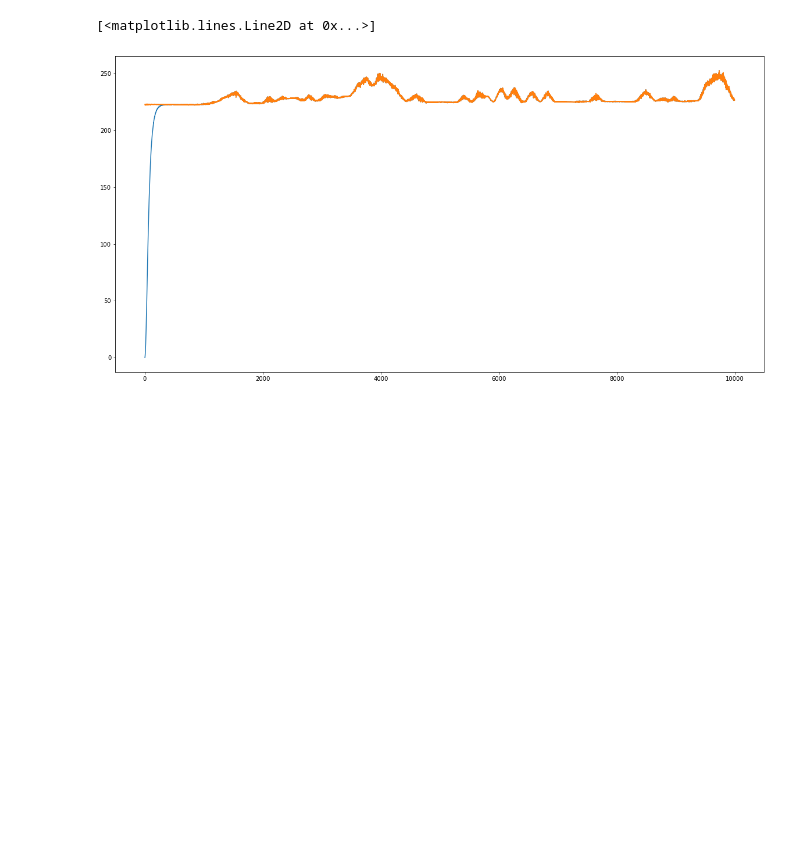
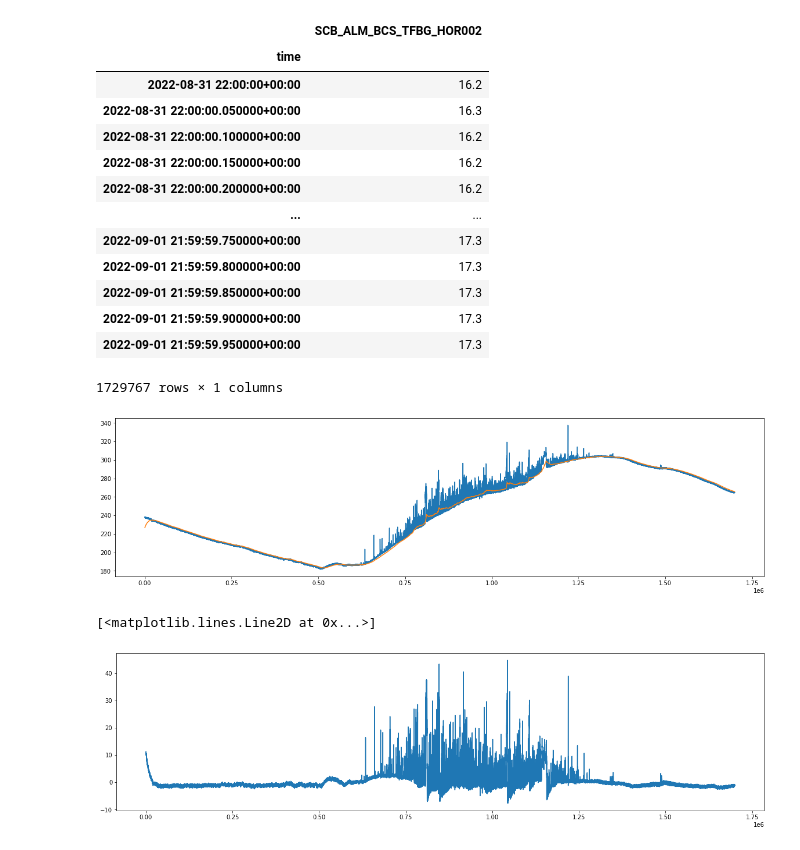
Before and after one commit to WEILMAX/dw_events, a Jupyter notebook: dw_events/notebooks/mw2_kalmanfilter.ipynb, the cells around one changed output. Saved outputs shown, nothing was run; the diff lists cells and outputs as text; code cells hidden in the pictures; blank space fills up the shorter version.

```diff
--- a/dw_events/notebooks/mw2_kalmanfilter.ipynb
+++ b/dw_events/notebooks/mw2_kalmanfilter.ipynb
@@ -16,5 +13,23 @@ import matplotlib.pyplot as plt
 # %%
 start = datetime.datetime(2022, 9, 1)
 end = datetime.datetime(2022, 9, 2)
+data_path = \
+    "_".join(
+        [
+            "../data/raw/strain_data",
+            str(start.year),
+            str(start.month),
+            str(start.day),
+            str(end.year),
+            str(end.month),
+            str(end.day),
+            ".parquet"
+        ]
+    )
 datagetter = DataGetter(start, end)
-strain_data = datagetter.get_strain_data()
+try:
+    strain_data = pd.read_parquet(data_path)
+    datagetter.merged_signals = strain_data
+except:
+    strain_data = datagetter.get_strain_data()
+    strain_data.to_parquet(data_path)
@@ -44,22 +44,49 @@ Name: SCB_ALM_BCN_FBG_HOR008_0_nr4, Length: 1729767, dtype: float64
+# %%
+bottom_temperature_data
+# %% [output]
+|  | SCB_ALM_BCS_TFBG_HOR002 |
+| time |  |
+| 2022-08-31 22:00:00+00:00 | 16.2 |
+| 2022-08-31 22:00:00.050000+00:00 | 16.3 |
+| 2022-08-31 22:00:00.100000+00:00 | 16.2 |
+| 2022-08-31 22:00:00.150000+00:00 | 16.2 |
+| 2022-08-31 22:00:00.200000+00:00 | 16.2 |
+| ... | ... |
+| 2022-09-01 21:59:59.750000+00:00 | 17.3 |
+| 2022-09-01 21:59:59.800000+00:00 | 17.3 |
+| 2022-09-01 21:59:59.850000+00:00 | 17.3 |
+| 2022-09-01 21:59:59.900000+00:00 | 17.3 |
+| 2022-09-01 21:59:59.950000+00:00 | 17.3 |
+1729767 rows × 1 columns
 # %%
+start = 0
+stop = 5000000
+process_variance = 1e-4
+estimated_measurement_variance = 10000
+
+kf = \
+    KalmanFilter1D(
+        process_variance,
+        estimated_measurement_variance
+    )
 series = []
-start = 800000
-stop = 810000
-
-kalman_temp_comp = \
-    KalmanTempComp(
-        measurement_uncertainty = 1000,
-        delta = 1e-5)
-
 for idx, row in BCN_signals.iloc[start:stop,3:4].iterrows():
-    x, P, K, z_hat = kalman_temp_comp.iterate(row[0])
-    series.append(z_hat.squeeze())
+    kf.input_latest_noisy_measurement(row[0])
+    series.append(kf.get_latest_estimated_measurement())
 
 # Plot the combined portfolio
-plt.figure(figsize=(20,10))
-plt.plot(series[1:])
-plt.plot(BCN_signals.iloc[start:stop,3].values)
+plt.figure(figsize=(20,5))
+start_series = 30000
+plt.plot(BCN_signals.iloc[start+start_series:stop,3].values)
+plt.plot(series[start_series:])
+
+plt.show()
+# Plot the combined portfolio
+plt.figure(figsize=(20,5))
+plt.plot(BCN_signals.iloc[start+start_series:stop,3].values - series[start_series:])
+plt.show()
 # %% [output]
+[figure, new version]
 [<matplotlib.lines.Line2D at 0x...>]
-[figure, old version]
+[figure, added]
 # %%
```
Also changed, not shown: parts of 9 cells of this notebook, 4 other files.
